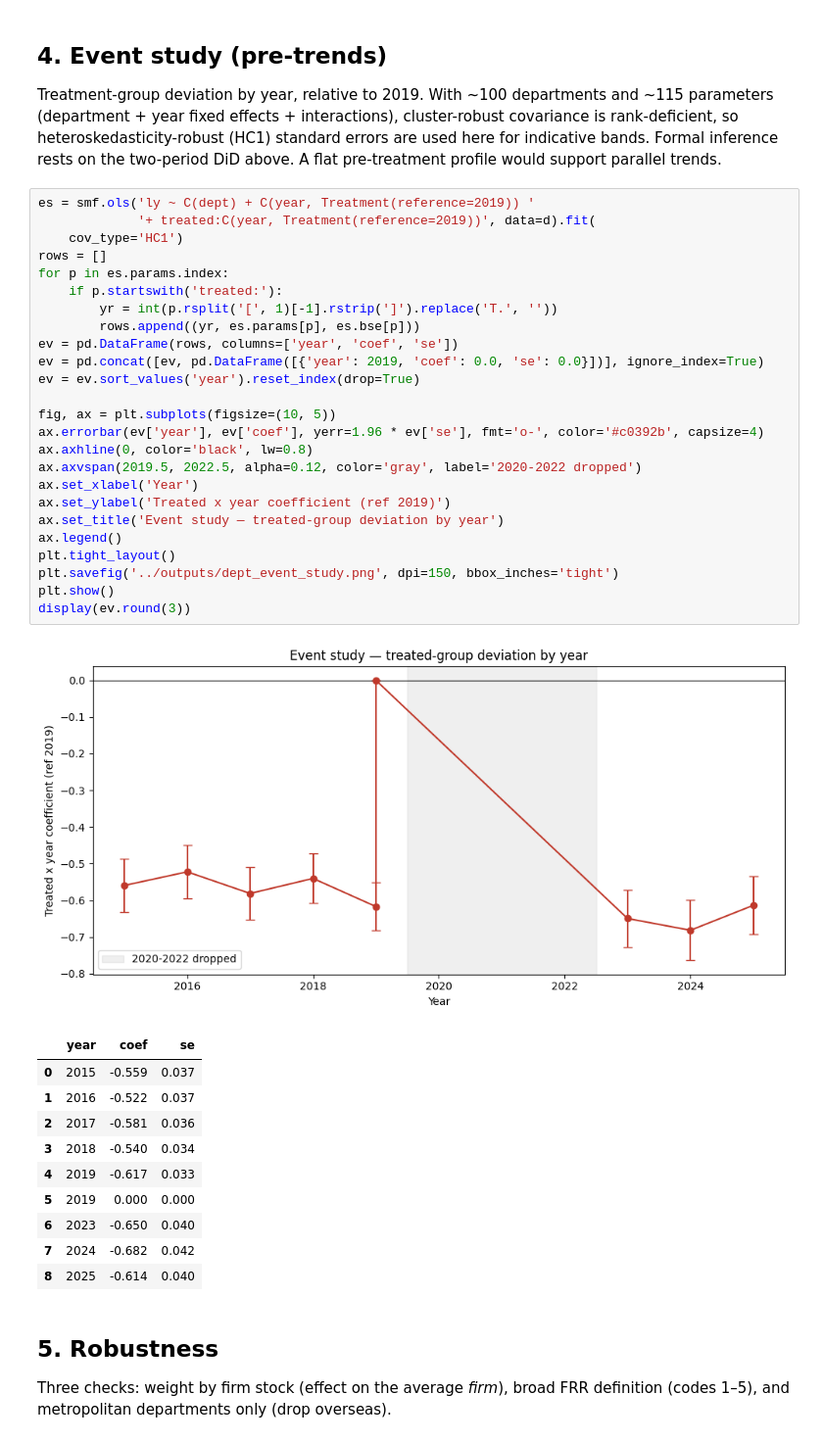
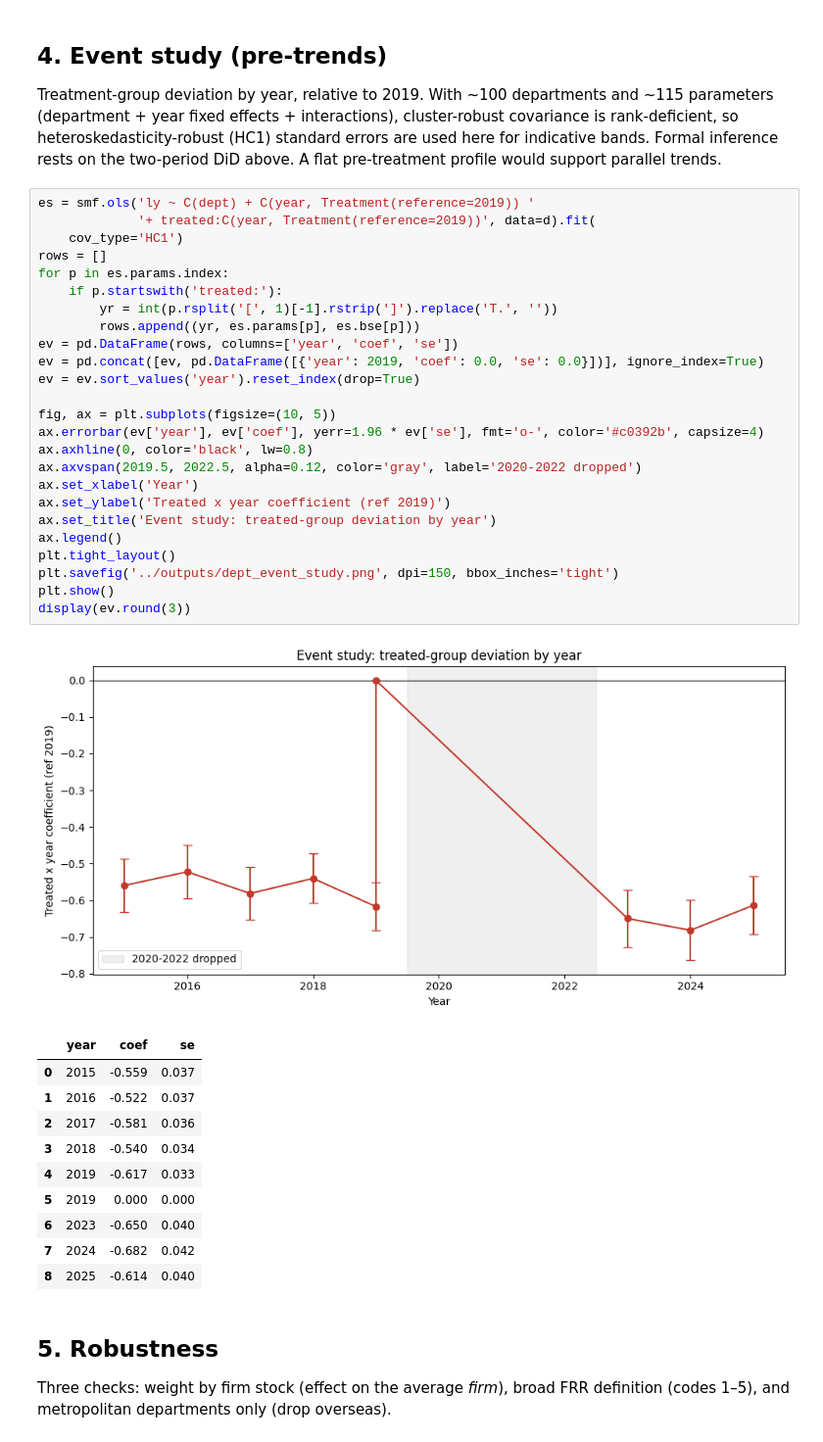
Before and after one commit to nilsgdc/ecb-rate-shock-sme-failures, a Jupyter notebook: notebooks/04_territorial.ipynb, the cells around one changed output. Shown at 98% size. Drawn from its saved outputs; the diff is of its cells as text.

```diff
--- a/notebooks/04_territorial.ipynb
+++ b/notebooks/04_territorial.ipynb
@@ -100,30 +100,30 @@ Treatment-group deviation by year, relative to 2019. With ~100 departments and ~
 # %%
 es = smf.ols('ly ~ C(dept) + C(year, Treatment(reference=2019)) '
              '+ treated:C(year, Treatment(reference=2019))', data=d).fit(
     cov_type='HC1')
 rows = []
 for p in es.params.index:
     if p.startswith('treated:'):
         yr = int(p.rsplit('[', 1)[-1].rstrip(']').replace('T.', ''))
         rows.append((yr, es.params[p], es.bse[p]))
 ev = pd.DataFrame(rows, columns=['year', 'coef', 'se'])
 ev = pd.concat([ev, pd.DataFrame([{'year': 2019, 'coef': 0.0, 'se': 0.0}])], ignore_index=True)
 ev = ev.sort_values('year').reset_index(drop=True)
 
 fig, ax = plt.subplots(figsize=(10, 5))
 ax.errorbar(ev['year'], ev['coef'], yerr=1.96 * ev['se'], fmt='o-', color='#c0392b', capsize=4)
 ax.axhline(0, color='black', lw=0.8)
 ax.axvspan(2019.5, 2022.5, alpha=0.12, color='gray', label='2020-2022 dropped')
 ax.set_xlabel('Year')
 ax.set_ylabel('Treated x year coefficient (ref 2019)')
-ax.set_title('Event study — treated-group deviation by year')
+ax.set_title('Event study: treated-group deviation by year')
 ax.legend()
 plt.tight_layout()
 plt.savefig('../outputs/dept_event_study.png', dpi=150, bbox_inches='tight')
 plt.show()
 display(ev.round(3))
 # %% [output]
-[figure, old version]
+[figure, new version]
 |  | year | coef | se |
 | 0 | 2015 | -0.559 | 0.037 |
 | 1 | 2016 | -0.522 | 0.037 |
```
Also changed, not shown: parts of 2 cells of this notebook, 8 other files.
